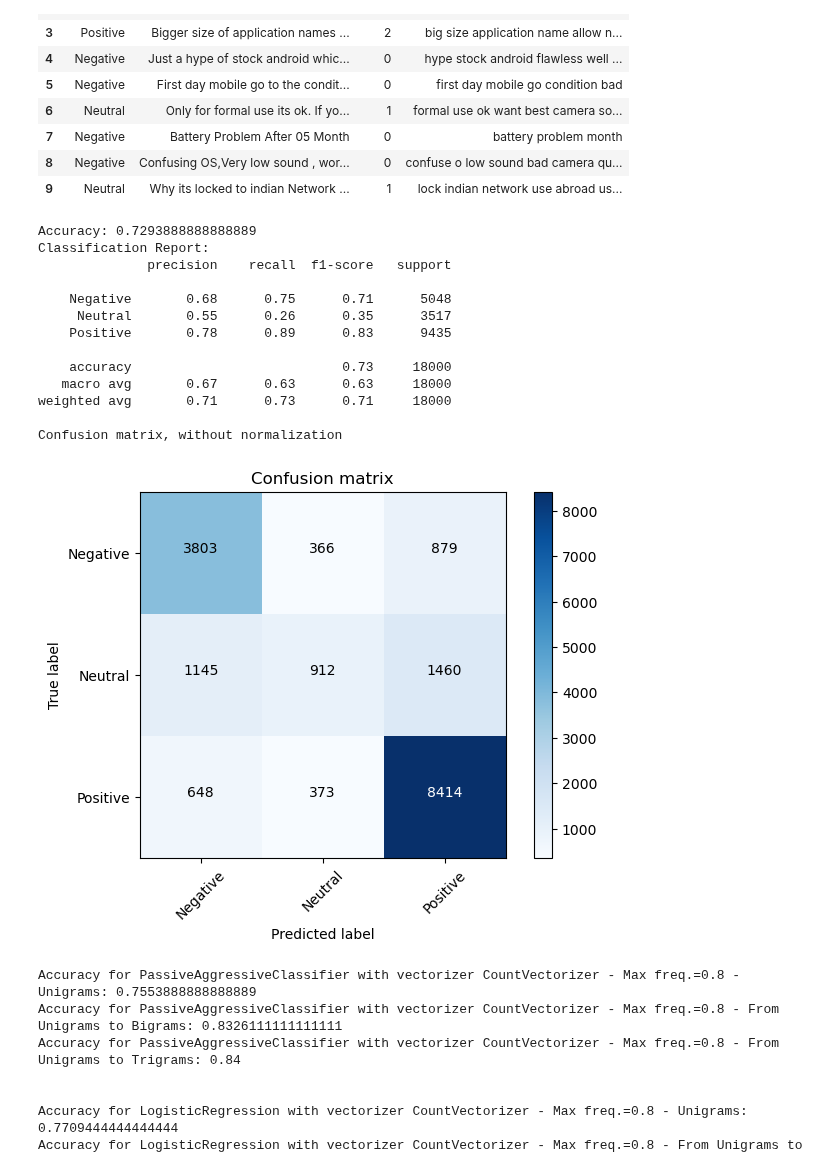
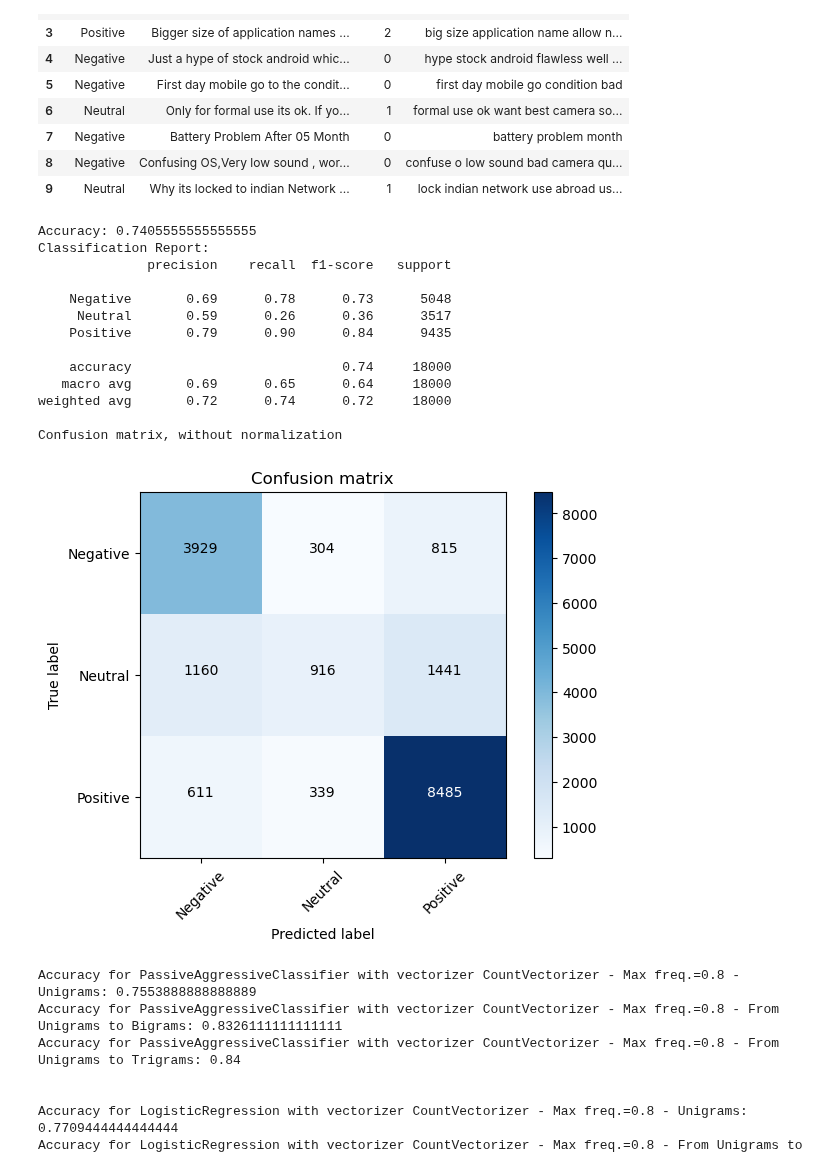
Before and after one commit to tkachenko0/McDonalds-FinderBot-for-Telegram, a Jupyter notebook: nb_OurCLF.ipynb, the cells around one changed output. Cells and saved outputs as stored; diff of their text form; code cells hidden in the pictures.

Commit message:
Skipgram model into word2vec

```diff
--- a/nb_OurCLF.ipynb
+++ b/nb_OurCLF.ipynb
@@ -62,39 +62,39 @@ df.head(10)
 # %%
 #test of word2vec
 X, y = df[x_column_cleaned_name], df[sentiment_column_name]
 X_train, X_test, y_train, y_test = train_test_split(X, y, test_size=0.2, random_state=42)
 
 sentences = [sentence.split() for sentence in X_train]
-w2v_model = Word2Vec(sentences, window=5, min_count=5, workers=4)
+w2v_model = Word2Vec(sentences, window=5, min_count=5, workers=4, sg=1)
 
 #vectorization of sentences into training set and test set
 X_train = np.array([classification.vectorize(sentence,w2v_model) for sentence in X_train])
 X_test = np.array([classification.vectorize(sentence,w2v_model) for sentence in X_test])
 
 #classification
 clf = SVC().fit(X_train, y_train)
 
 #testing
 y_pred = clf.predict(X_test)
 
 #evaluation
 class_names = classification.Sentiment.get_all()
 classification.show_results(y_test, y_pred, class_names)
 # %% [output]
-Accuracy: 0.7293888888888889
+Accuracy: 0.7405555555555555
 Classification Report:
               precision    recall  f1-score   support
 
-    Negative       0.68      0.75      0.71      5048
-     Neutral       0.55      0.26      0.35      3517
-    Positive       0.78      0.89      0.83      9435
+    Negative       0.69      0.78      0.73      5048
+     Neutral       0.59      0.26      0.36      3517
+    Positive       0.79      0.90      0.84      9435
 
-    accuracy                           0.73     18000
-   macro avg       0.67      0.63      0.63     18000
-weighted avg       0.71      0.73      0.71     18000
+    accuracy                           0.74     18000
+   macro avg       0.69      0.65      0.64     18000
+weighted avg       0.72      0.74      0.72     18000
 
 Confusion matrix, without normalization
-[figure, old version]
+[figure, new version]
 # %%
 X, y = df[x_column_cleaned_name], df[sentiment_column_name]
 x_train, x_test, y_train, y_test = train_test_split(X, y, test_size=0.2, random_state=42)
```
